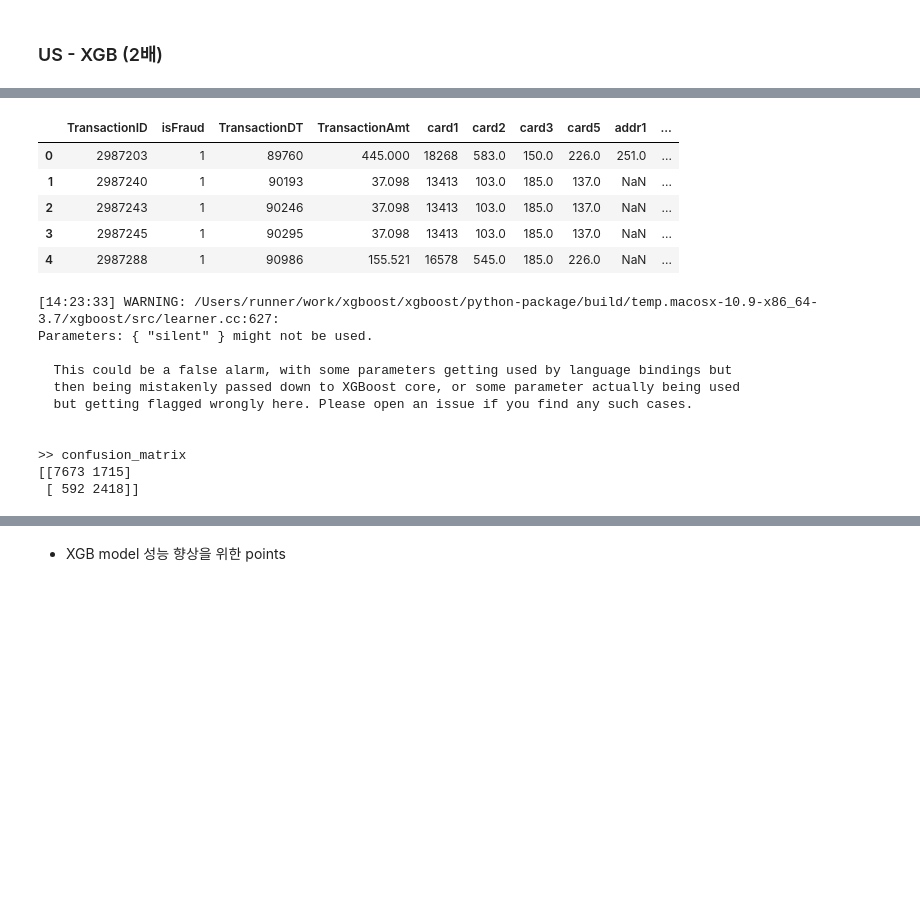
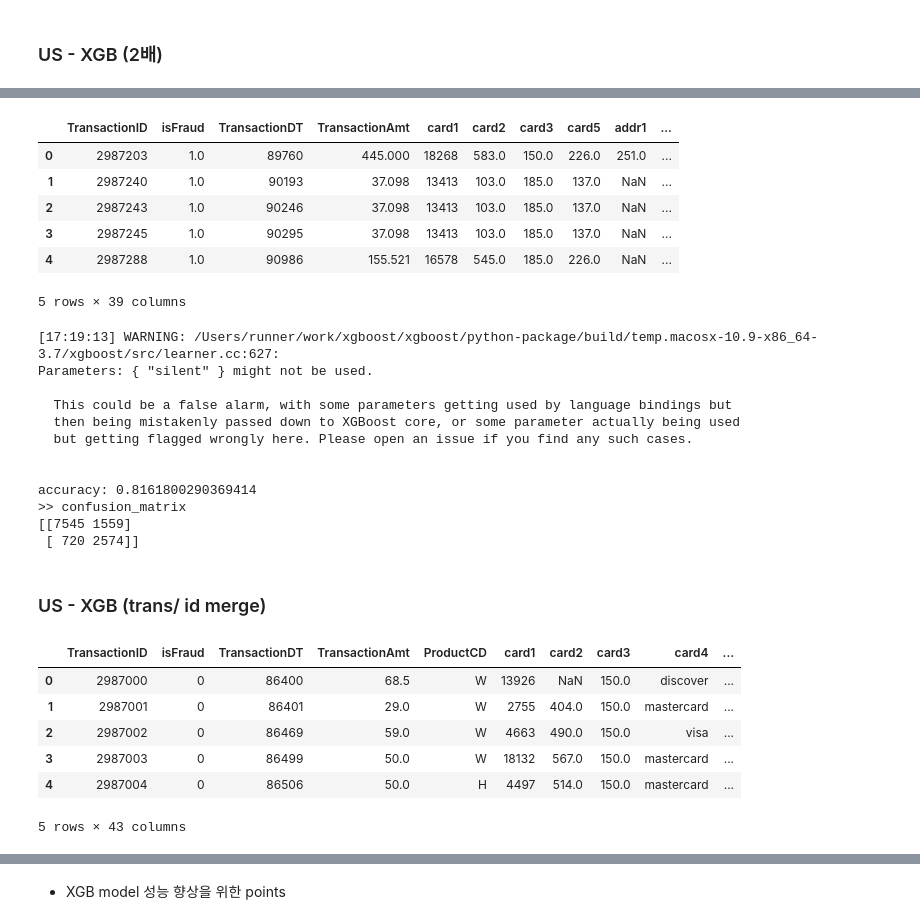
Before and after one commit to YI-Hongju/IEEE-CIS_Fraud_Detection, a Jupyter notebook: src/modeling_ex1.ipynb, the cells around one changed output, grey strips where cells are left out. Drawn from its saved outputs; the diff is of its cells as text; code cells hidden in the pictures; blank space fills up the shorter version.

```diff
--- a/src/modeling_ex1.ipynb
+++ b/src/modeling_ex1.ipynb
@@ -401,7 +401,7 @@ print(con_mat) #  tn, fp, fn, tp
 ### US - XGB (2배)
 # %%
 #PP import
-tr_trans_p = pd.read_csv('/Users/krc/PycharmProjects/1_fraud_detection/IEEE-CIS_Fraud_Detection/0613_fraud_pp_ver2.csv')
+#tr_trans_p = pd.read_csv('/Users/krc/PycharmProjects/1_fraud_detection/IEEE-CIS_Fraud_Detection/0613_fraud_pp_ver2.csv')
 # %%
 #undersampling
 
@@ -445,15 +445,16 @@ See the caveats in the documentation: https://pandas.pydata.org/pandas-docs/stab
 # %%
 #encoding
 df_left = df.drop(columns = ['ProductCD', 'card4', 'card6', 'P_emaildomain','R_emaildomain','M1','M2','M3','M4','M5','M6','M7','M8','M9'], axis = 1)
-tr_trans_pp_2 = df_left.merge(df_en, how='inner', on='TransactionID')
-tr_trans_pp_2.head()
+tr_trans_en = df_left.merge(df_en, how='inner', on='TransactionID')
+tr_trans_en.head()
 # %% [output]
 |  | TransactionID | isFraud | TransactionDT | TransactionAmt | card1 | card2 | card3 | card5 | addr1 | ... |
-| 0 | 2987203 | 1 | 89760 | 445.000 | 18268 | 583.0 | 150.0 | 226.0 | 251.0 | ... |
-| 1 | 2987240 | 1 | 90193 | 37.098 | 13413 | 103.0 | 185.0 | 137.0 | NaN | ... |
-| 2 | 2987243 | 1 | 90246 | 37.098 | 13413 | 103.0 | 185.0 | 137.0 | NaN | ... |
-| 3 | 2987245 | 1 | 90295 | 37.098 | 13413 | 103.0 | 185.0 | 137.0 | NaN | ... |
-| 4 | 2987288 | 1 | 90986 | 155.521 | 16578 | 545.0 | 185.0 | 226.0 | NaN | ... |
+| 0 | 2987203 | 1.0 | 89760 | 445.000 | 18268 | 583.0 | 150.0 | 226.0 | 251.0 | ... |
+| 1 | 2987240 | 1.0 | 90193 | 37.098 | 13413 | 103.0 | 185.0 | 137.0 | NaN | ... |
+| 2 | 2987243 | 1.0 | 90246 | 37.098 | 13413 | 103.0 | 185.0 | 137.0 | NaN | ... |
+| 3 | 2987245 | 1.0 | 90295 | 37.098 | 13413 | 103.0 | 185.0 | 137.0 | NaN | ... |
+| 4 | 2987288 | 1.0 | 90986 | 155.521 | 16578 | 545.0 | 185.0 | 226.0 | NaN | ... |
+5 rows × 39 columns
 # %%
 #drop 없이 모델 돌려보기
 #데이터: 0613 pp ver 2, encoding 해서 사용 (tr_trans_pp)
@@ -477,13 +478,13 @@ xgb_clf = xgb.XGBClassifier(
 
 xgb_clf.fit(X_train, y_train)
 y_pred_xgb = xgb_clf.predict(X_test)
-check_accuracy(y_pred_xgb, y_test.iloc[:,0])
+print("accuracy:",check_accuracy(y_pred_xgb, y_test.iloc[:,0]))
 
 con_mat = confusion_matrix(y_pred_xgb, y_test.iloc[:,0])
 print(">> confusion_matrix")
 print(con_mat) #  tn, fp, fn, tp
 # %% [output]
-[14:23:33] WARNING: /Users/runner/work/xgboost/xgboost/python-package/build/temp.macosx-10.9-x86_64-3.7/xgboost/src/learner.cc:627:
+[17:19:13] WARNING: /Users/runner/work/xgboost/xgboost/python-package/build/temp.macosx-10.9-x86_64-3.7/xgboost/src/learner.cc:627:
 Parameters: { "silent" } might not be used.
 
   This could be a false alarm, with some parameters getting used by language bindings but
@@ -491,6 +492,9 @@ Parameters: { "silent" } might not be used.
   but getting flagged wrongly here. Please open an issue if you find any such cases.
 
 
+accuracy: 0.8161800290369414
 >> confusion_matrix
-[[7673 1715]
- [ 592 2418]]
+[[7545 1559]
+ [ 720 2574]]
+# %% [markdown]
+### US - XGB (trans/ id merge)
@@ -496,0 +505,10 @@ Parameters: { "silent" } might not be used.
+# %%
+tr_trans_p.head()
+# %% [output]
+|  | TransactionID | isFraud | TransactionDT | TransactionAmt | ProductCD | card1 | card2 | card3 | card4 | ... |
+| 0 | 2987000 | 0 | 86400 | 68.5 | W | 13926 | NaN | 150.0 | discover | ... |
+| 1 | 2987001 | 0 | 86401 | 29.0 | W | 2755 | 404.0 | 150.0 | mastercard | ... |
+| 2 | 2987002 | 0 | 86469 | 59.0 | W | 4663 | 490.0 | 150.0 | visa | ... |
+| 3 | 2987003 | 0 | 86499 | 50.0 | W | 18132 | 567.0 | 150.0 | mastercard | ... |
+| 4 | 2987004 | 0 | 86506 | 50.0 | H | 4497 | 514.0 | 150.0 | mastercard | ... |
+5 rows × 43 columns
```
Also changed, not shown: parts of 19 cells of this notebook, 1 other file.
